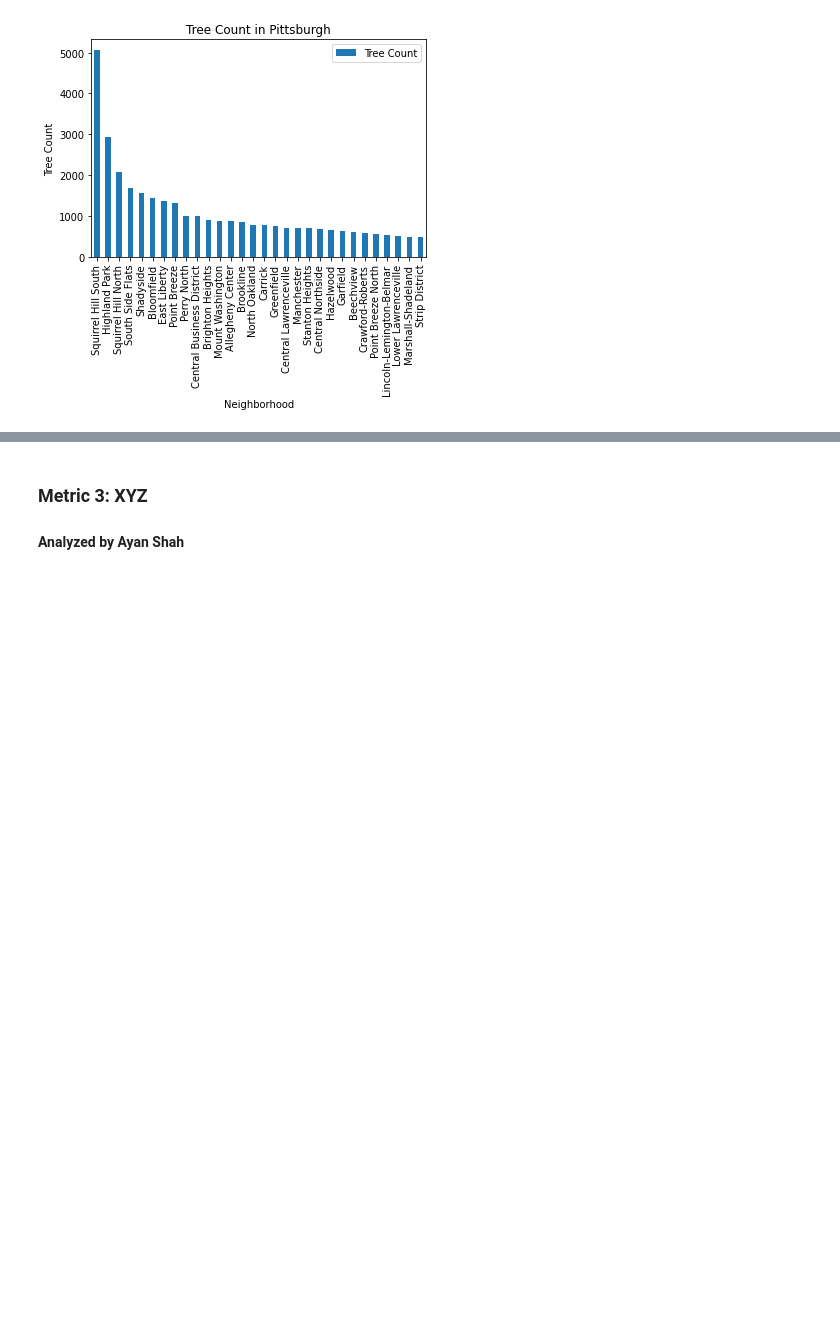
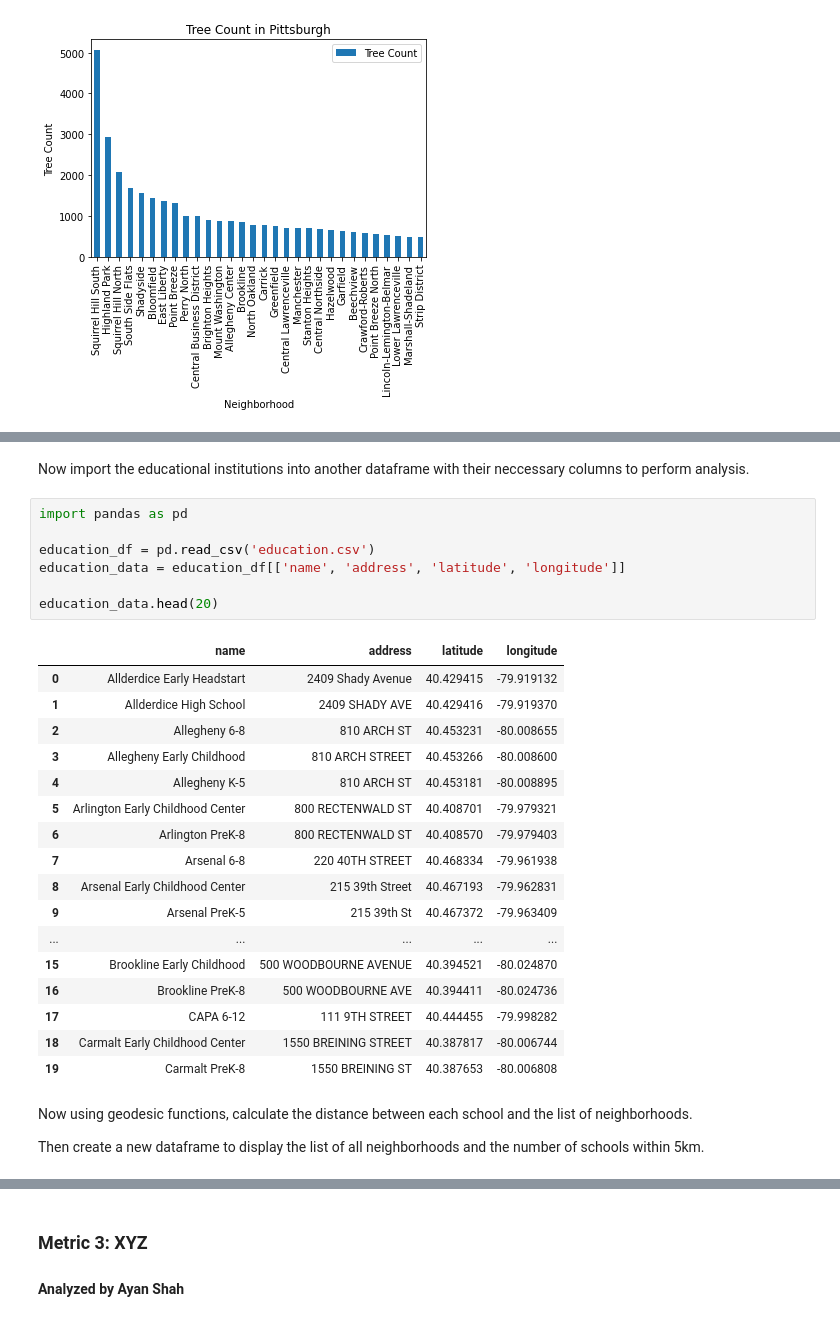
Before and after one commit to rohilkapur03/cmpinf_0010_final, a Jupyter notebook: finalproject.ipynb, the cells around one changed output, grey strips where cells are left out. Saved outputs shown, nothing was run; the diff lists cells and outputs as text; blank space fills up the shorter version.

```diff
--- a/project.ipynb
+++ b/finalproject.ipynb
@@ -202,0 +254,31 @@ map
+# %% [markdown]
+Now import the educational institutions into another dataframe with their neccessary columns to perform analysis.
+# %%
+import pandas as pd
+
+education_df = pd.read_csv('education.csv')
+education_data = education_df[['name', 'address', 'latitude', 'longitude']]
+
+education_data.head(20)
+# %% [output]
+|  | name | address | latitude | longitude |
+| 0 | Allderdice Early Headstart | 2409 Shady Avenue | 40.429415 | -79.919132 |
+| 1 | Allderdice High School | 2409 SHADY AVE | 40.429416 | -79.919370 |
+| 2 | Allegheny 6-8 | 810 ARCH ST | 40.453231 | -80.008655 |
+| 3 | Allegheny Early Childhood | 810 ARCH STREET | 40.453266 | -80.008600 |
+| 4 | Allegheny K-5 | 810 ARCH ST | 40.453181 | -80.008895 |
+| 5 | Arlington Early Childhood Center | 800 RECTENWALD ST | 40.408701 | -79.979321 |
+| 6 | Arlington PreK-8 | 800 RECTENWALD ST | 40.408570 | -79.979403 |
+| 7 | Arsenal 6-8 | 220 40TH STREET | 40.468334 | -79.961938 |
+| 8 | Arsenal Early Childhood Center | 215 39th Street | 40.467193 | -79.962831 |
+| 9 | Arsenal PreK-5 | 215 39th St | 40.467372 | -79.963409 |
+| ... | ... | ... | ... | ... |
+| 15 | Brookline Early Childhood | 500 WOODBOURNE AVENUE | 40.394521 | -80.024870 |
+| 16 | Brookline PreK-8 | 500 WOODBOURNE AVE | 40.394411 | -80.024736 |
+| 17 | CAPA 6-12 | 111 9TH STREET | 40.444455 | -79.998282 |
+| 18 | Carmalt Early Childhood Center | 1550 BREINING STREET | 40.387817 | -80.006744 |
+| 19 | Carmalt PreK-8 | 1550 BREINING ST | 40.387653 | -80.006808 |
+# %% [markdown]
+Now using geodesic functions, calculate the distance between each school and the list of neighborhoods.
+
+Then create a new dataframe to display the list of all neighborhoods and the number of schools within 5km.
```
Also changed, not shown: parts of 13 cells of this notebook.
